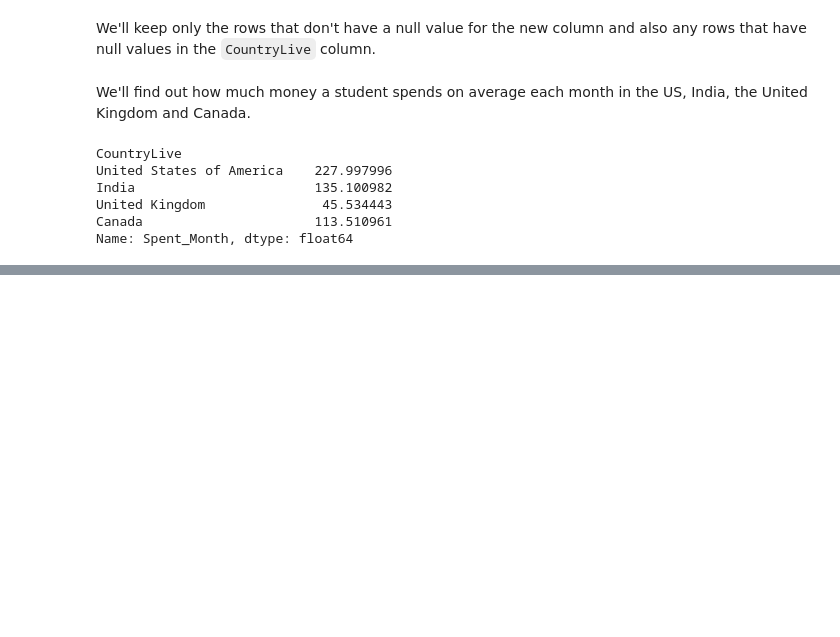
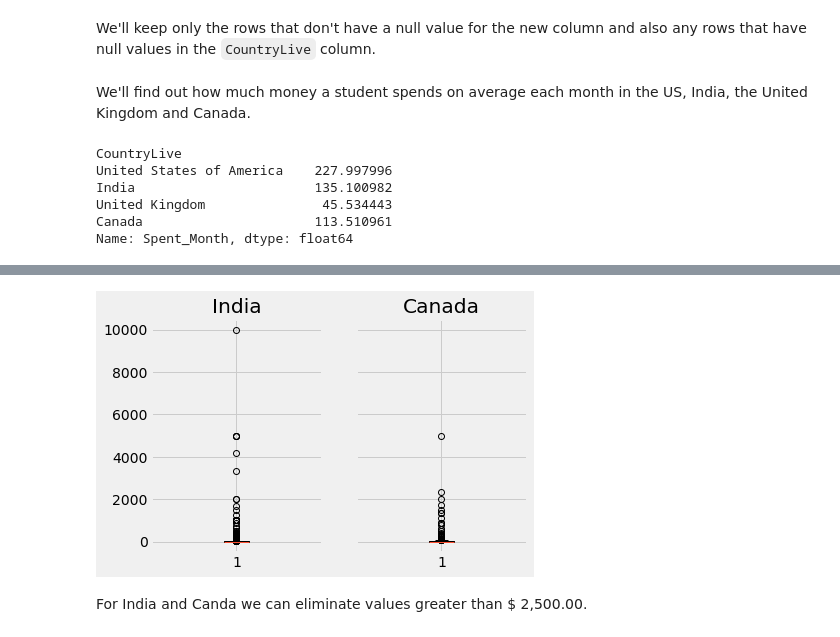
Before and after one commit to aguirredaniel/dataquest-projects, a Jupyter notebook: A-finding-the-best-markets-to-advertise-in/basic.ipynb, the cells around one changed output, grey strips where cells are left out. Saved outputs shown, nothing was run; the diff lists cells and outputs as text; code cells hidden in the pictures; blank space fills up the shorter version.

```diff
--- a/A-finding-the-best-markets-to-advertise-in/basic.ipynb
+++ b/A-finding-the-best-markets-to-advertise-in/basic.ipynb
@@ -186,0 +216,14 @@ We can see that only in the United Kingdom not enough is spent on lerning to pay
+# %%
+us_outliers = surveys[(surveys['CountryLive'] == 'United States of America')
+                               & (surveys['Spent_Month'] >= 7000)]
+surveys = surveys.drop(us_outliers.index)
+# %%
+fig, axs = plt.subplots(1,2, sharey=True)
+for c, ax in zip(['India', 'Canada'], axs):
+    ax.boxplot(surveys[surveys['CountryLive'] == c]['Spent_Month'])
+    ax.set_title(c)
+plt.show()
+# %% [output]
+[figure, added]
+# %% [markdown]
+For India and Canda we can eliminate values greater than $ 2,500.00.
```
Also changed, not shown: parts of 14 cells of this notebook.
